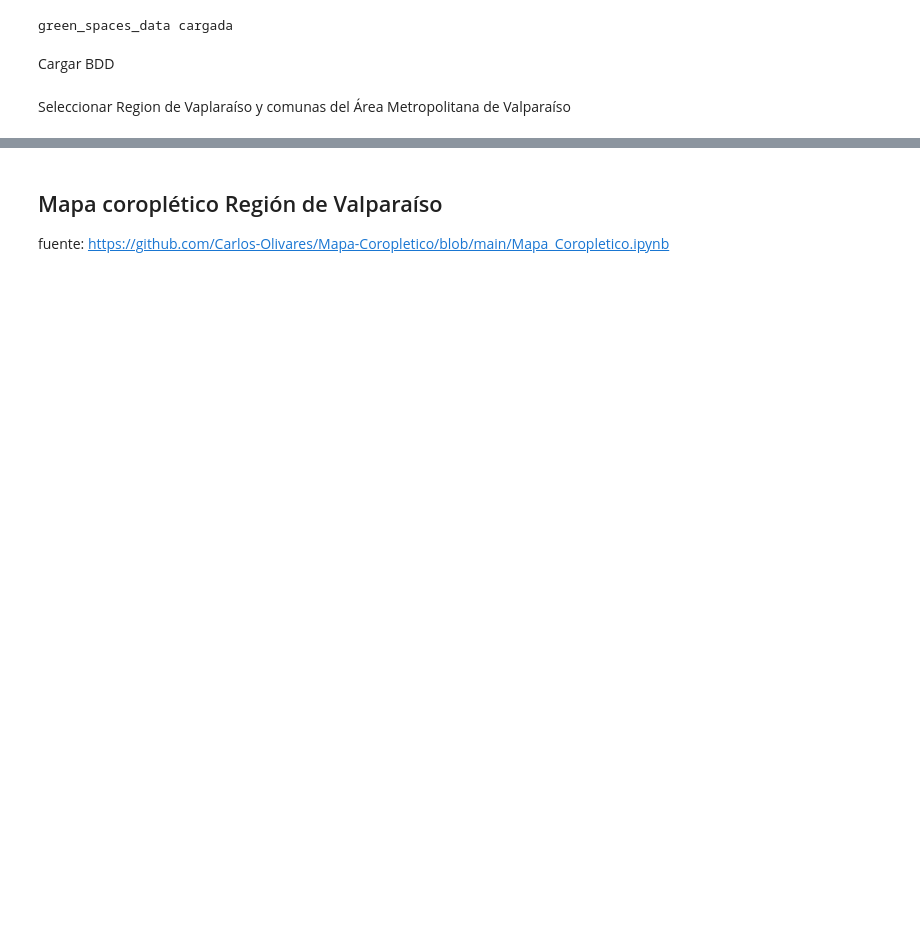
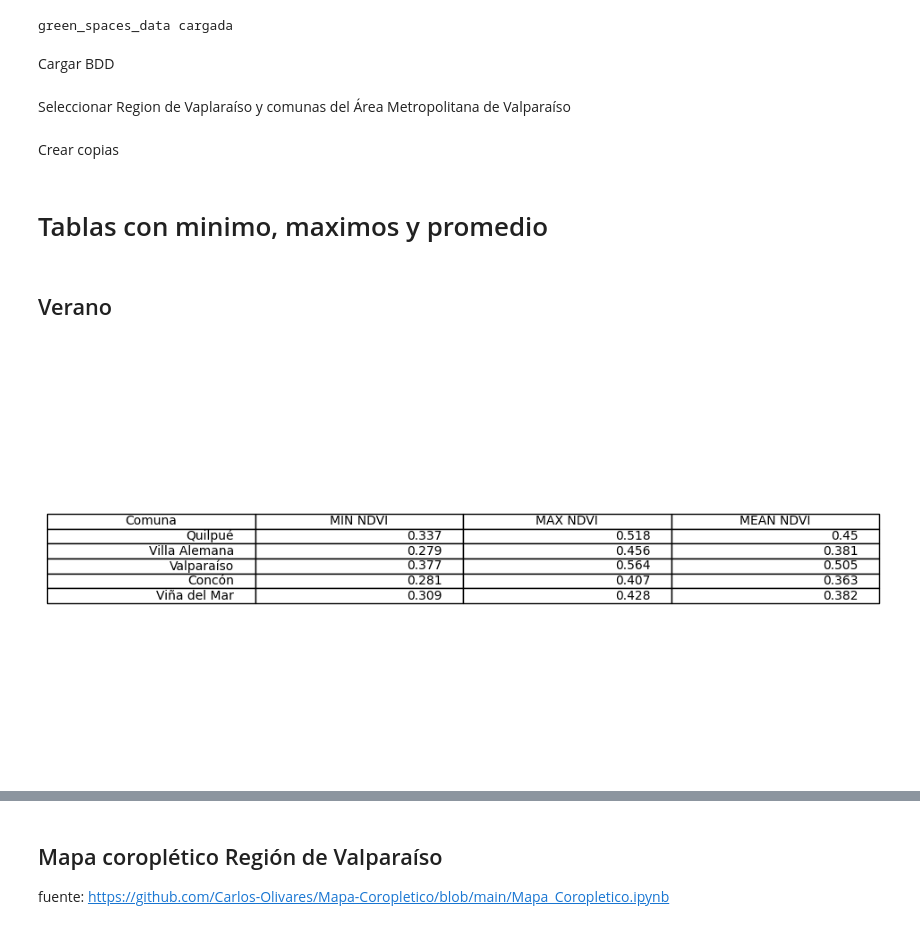
Before and after one commit to barbarapatino/Programa-de-investigacion-en-pregrado-IPRE-Green-Spaces-in-Valparaiso, a Jupyter notebook: code/estadisticas_gran_valparaiso.ipynb, the cells around one changed output, grey strips where cells are left out. Saved outputs shown, nothing was run; the diff lists cells and outputs as text; code cells hidden in the pictures; blank space fills up the shorter version.

Commit message:
Tablas de minimos, máximos y promedio NDVI para el Gran Valparaíso

```diff
--- a/code/estadisticas_gran_valparaiso.ipynb
+++ b/code/estadisticas_gran_valparaiso.ipynb
@@ -26,3 +26,5 @@ df_summer_gran_valparaiso = df_summer.loc[df_summer["NOM_COM"].isin(comunas_gran
 
 # Invierno
 df_winter_gran_valparaiso = df_winter.loc[df_winter["NOM_COM"].isin(comunas_gran_valparaiso)]
+# %% [markdown]
+Crear copias
@@ -28,0 +34,23 @@ df_winter_gran_valparaiso = df_winter.loc[df_winter["NOM_COM"].isin(comunas_gran
+# %% [markdown]
+# Tablas con minimo, maximos y promedio
+# %% [markdown]
+## Verano
+# %%
+df_summer_gran_valparaiso_copy['MIN'] = df_summer_gran_valparaiso_copy[columnas_ndvi].min(axis=1)
+df_summer_gran_valparaiso_copy['MAX'] = df_summer_gran_valparaiso_copy[columnas_ndvi].max(axis=1)
+df_summer_gran_valparaiso_copy['MEAN'] = df_summer_gran_valparaiso_copy[columnas_ndvi].mean(axis=1)
+pd.set_option('display.max_rows', None)
+df_summer_gran_valparaiso_copy[['MIN', 'MAX', 'MEAN']] = df_summer_gran_valparaiso_copy[['MIN', 'MAX', 'MEAN']].round(3)
+
+df_summer_gran_valparaiso_tabla = df_summer_gran_valparaiso_copy[['NOM_COM','MIN', 'MAX', 'MEAN']]
+
+# Crea la figura
+fig, ax = plt.subplots(figsize=(12, 6))
+
+ax.axis('tight')
+ax.axis('off')
+
+
+tabla = ax.table(cellText=df_summer_gran_valparaiso_tabla.values, colLabels=['Comuna', 'MIN NDVI', 'MAX NDVI', 'MEAN NDVI'], loc='center')
+# %% [output]
+[figure, added]
```
Also changed, not shown: parts of 5 cells of this notebook, 2 other files.
